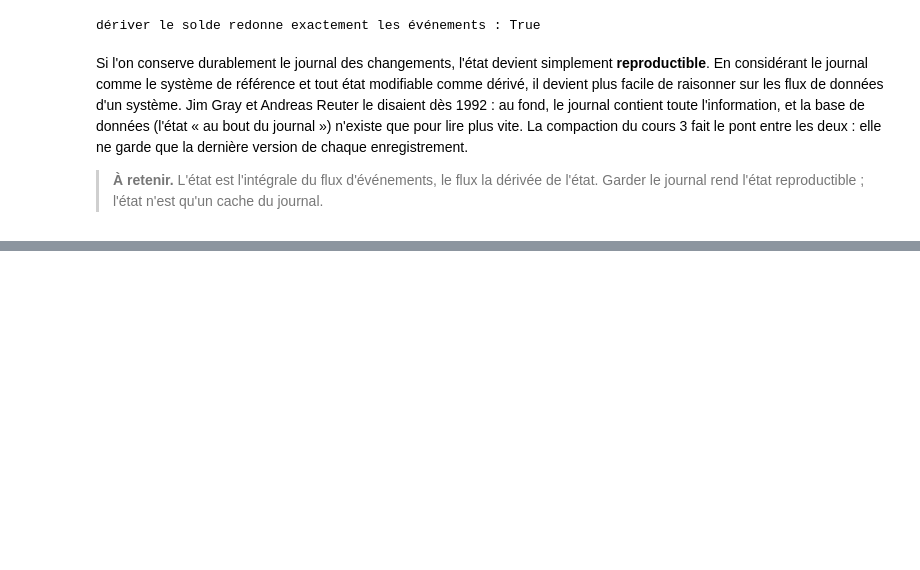
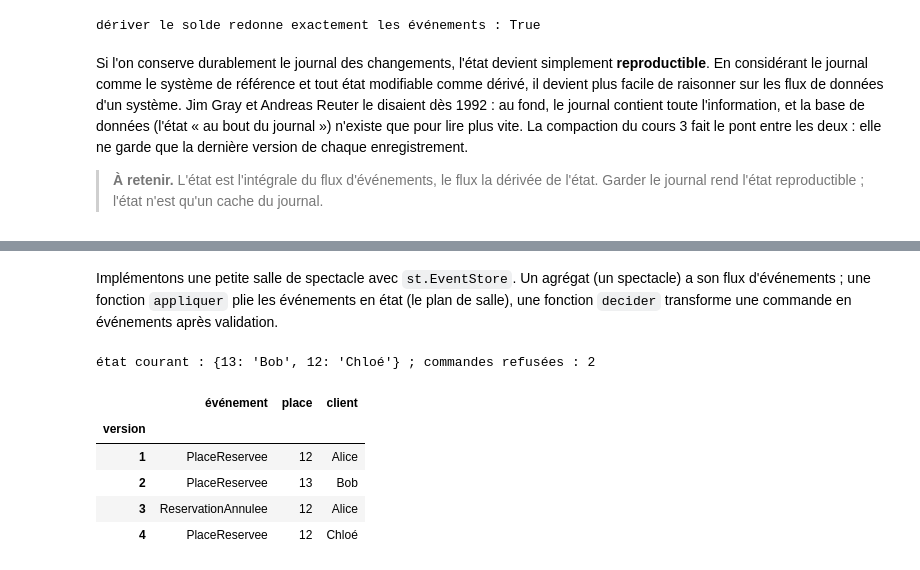
Before and after one commit to gwils28/Designing_Data_Intensive_Applications__ByTheBook, a Jupyter notebook: notebooks/ch11_traitement_de_flux/ch11_cours_4_event_sourcing_et_immutabilite.ipynb, the cells around one changed output, grey strips where cells are left out. Cells and saved outputs as stored; diff of their text form; code cells hidden in the pictures; blank space fills up the shorter version.

```diff
--- a/notebooks/ch11_traitement_de_flux/ch11_cours_4_event_sourcing_et_immutabilite.ipynb
+++ b/notebooks/ch11_traitement_de_flux/ch11_cours_4_event_sourcing_et_immutabilite.ipynb
@@ -85,0 +125,44 @@ que la dernière version de chaque enregistrement.
+# %% [markdown]
+Implémentons une petite salle de spectacle avec `st.EventStore`. Un agrégat (un spectacle)
+a son flux d'événements ; une fonction `appliquer` plie les événements en état (le plan de
+salle), une fonction `decider` transforme une commande en événements après validation.
+# %%
+def appliquer(etat, e):
+    etat = dict(etat or {})
+    if e.type == "PlaceReservee":
+        etat[e.data["place"]] = e.data["client"]
+    elif e.type == "ReservationAnnulee":
+        etat.pop(e.data["place"], None)
+    return etat
+
+def decider(etat, commande):
+    """Commande -> liste d'événements (vide si refusée)."""
+    typ, place, client = commande
+    etat = etat or {}
+    if typ == "reserver":
+        return [] if place in etat else [("PlaceReservee", {"place": place, "client": client})]
+    if typ == "annuler":
+        return [("ReservationAnnulee", {"place": place, "client": client})] if etat.get(place) == client else []
+    raise ValueError(typ)
+
+es = st.EventStore()
+refus = 0
+for cmd in [("reserver", 12, "Alice"), ("reserver", 13, "Bob"), ("reserver", 12, "Chloé"),
+            ("annuler", 12, "Alice"), ("reserver", 12, "Chloé"), ("annuler", 13, "Alice")]:
+    flux = es.read("spectacle-1")
+    etat = st.replay(flux, appliquer)
+    evts = decider(etat, cmd)
+    if evts:
+        es.append("spectacle-1", evts, expected_version=len(flux))
+    else:
+        refus += 1
+print("état courant :", st.replay(es.read("spectacle-1"), appliquer), f"; commandes refusées : {refus}")
+pd.DataFrame([{"version": e.version, "événement": e.type, **e.data} for e in es.read("spectacle-1")]).set_index("version")
+# %% [output]
+état courant : {13: 'Bob', 12: 'Chloé'} ; commandes refusées : 2
+|  | événement | place | client |
+| version |  |  |  |
+| 1 | PlaceReservee | 12 | Alice |
+| 2 | PlaceReservee | 13 | Bob |
+| 3 | ReservationAnnulee | 12 | Alice |
+| 4 | PlaceReservee | 12 | Chloé |
```
Also changed, not shown: parts of 5 cells of this notebook.
